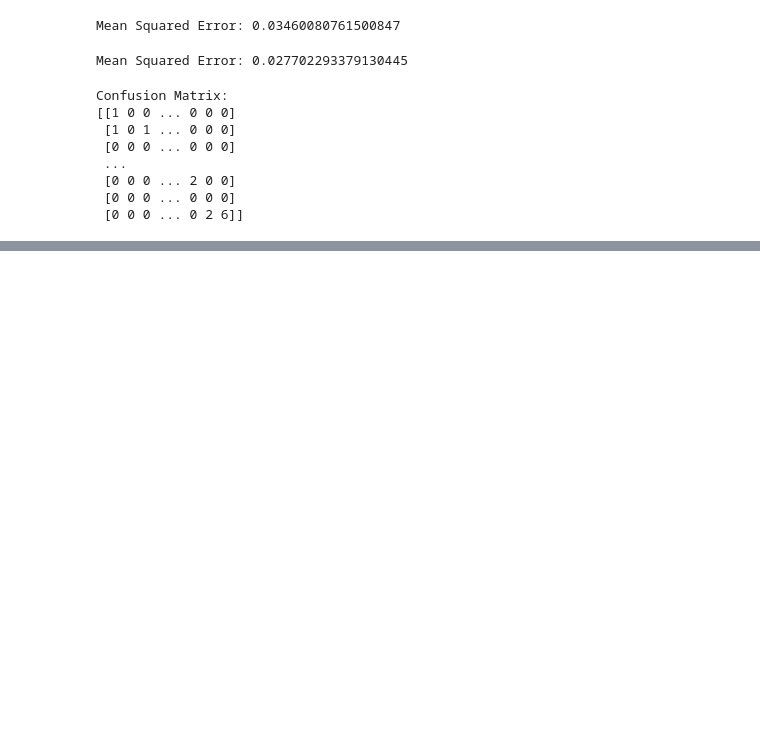
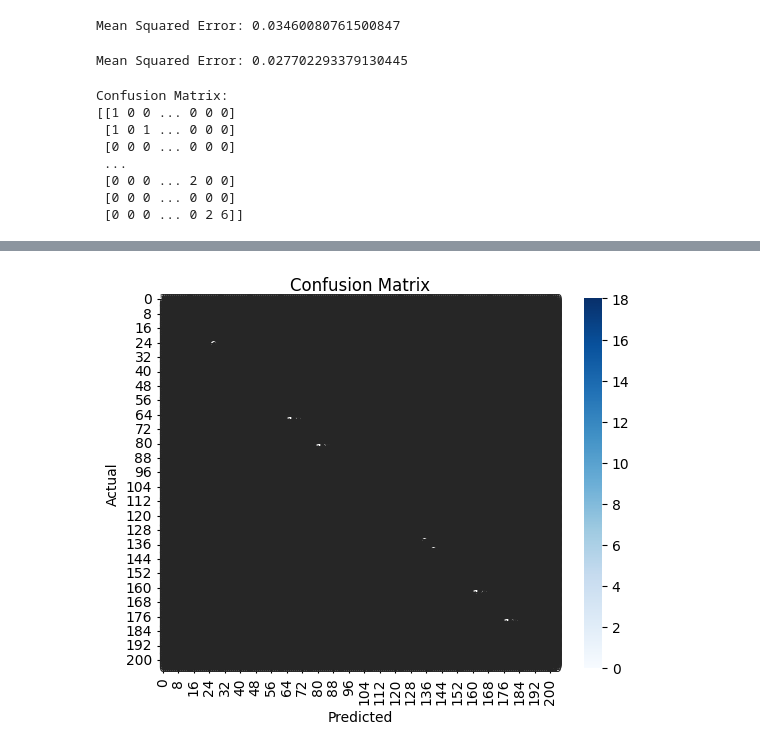
Before and after one commit to achu-narayan-s/Internship, a Jupyter notebook: datatrained_practice_code.ipynb, the cells around one changed output, grey strips where cells are left out. Cells and saved outputs as stored; diff of their text form; code cells hidden in the pictures; blank space fills up the shorter version.

```diff
--- a/datatrained_practice_code.ipynb
+++ b/datatrained_practice_code.ipynb
@@ -376,0 +477,55 @@ Confusion Matrix:
+# %%
+import pandas as pd
+from sklearn.model_selection import train_test_split
+from sklearn.metrics import confusion_matrix
+from sklearn.tree import DecisionTreeClassifier
+from sklearn.preprocessing import OneHotEncoder
+from sklearn.compose import ColumnTransformer
+import seaborn as sns
+import matplotlib.pyplot as plt
+
+# Read the CSV file into a DataFrame
+url = "https://raw.githubusercontent.com/dsrscientist/dataset4/main/Japan_used_cars_datasets.csv"
+data = pd.read_csv(url)
+
+# Preprocess the data
+X = data.drop("price", axis=1)  # Input features (all columns except "Price")
+y = data["price"]               # Target variable ("Price")
+
+# Identify categorical columns for one-hot encoding
+categorical_cols = X.select_dtypes(include=['object']).columns
+
+# Create a column transformer for one-hot encoding
+preprocessor = ColumnTransformer([('encoder', OneHotEncoder(handle_unknown='ignore'), categorical_cols)], remainder='passthrough')
+
+# Split the data into training and testing sets
+X_train, X_test, y_train, y_test = train_test_split(X, y, test_size=0.2, random_state=42)
+
+# Preprocess the data using one-hot encoding
+X_train_encoded = preprocessor.fit_transform(X_train)
+X_test_encoded = preprocessor.transform(X_test)
+
+# Create a Decision Tree Classifier
+model = DecisionTreeClassifier()
+
+# Fit the model to the training data
+model.fit(X_train_encoded, y_train)
+
+# Predict on the test data
+y_pred = model.predict(X_test_encoded)
+
+# Create a confusion matrix
+cm = confusion_matrix(y_test, y_pred)
+
+# Create a heatmap of the confusion matrix
+sns.heatmap(cm, annot=True, fmt="d", cmap="Blues")
+
+# Add labels and title to the plot
+plt.xlabel("Predicted")
+plt.ylabel("Actual")
+plt.title("Confusion Matrix")
+
+# Show the plot
+plt.show()
+# %% [output]
+[figure, added]
```
Also changed, not shown: parts of 8 cells of this notebook.
